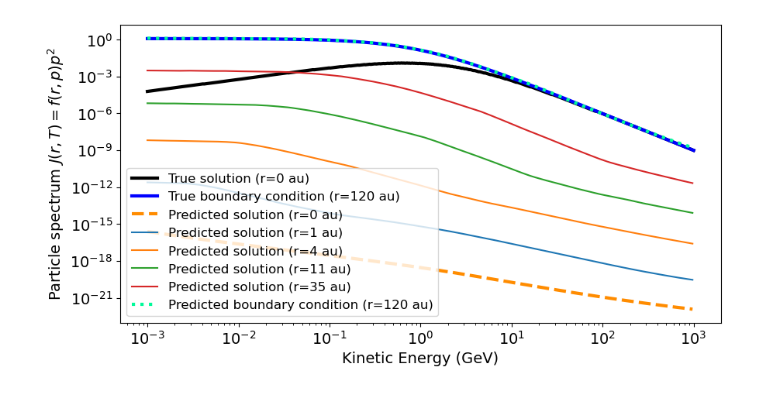
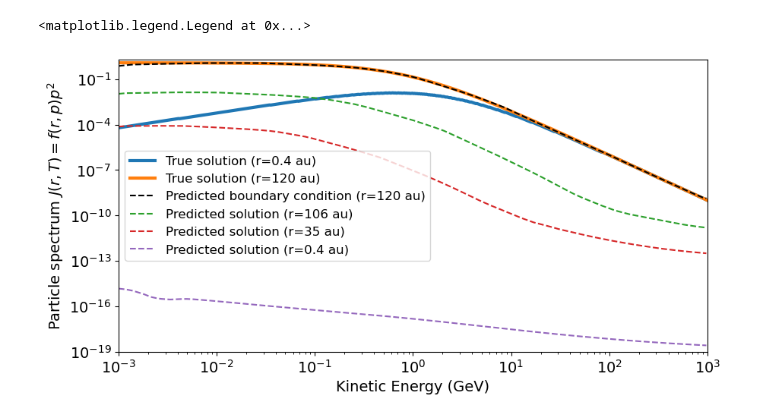
Before and after one commit to linneawolniewicz/pinns, a Jupyter notebook: src/visualize.ipynb, the cells around one changed output. Drawn from its saved outputs; the diff is of its cells as text; code cells hidden in the pictures.

```diff
--- a/src/visualize.ipynb
+++ b/src/visualize.ipynb
@@ -62,25 +65,24 @@ Mean absolute difference in final epoch:  2.1247715948301256
-# %%
-# Plot J(r, T)
-fig, ax = plt.subplots(figsize=(10, 5))
-
-ax.loglog(T, J[0, :], label=f'True solution (r={r[0, 0]/150e6:.0f} au)', c='k', lw='3')
-ax.loglog(T, J[-1, :], label=f'True boundary condition (r={r[-1, 0]/150e6:.0f} au)', c='blue', lw='3')
-ax.loglog(T[:-1], np.expand_dims(predictions[:, :, -1].reshape((size, size))[0, :-1], axis=1)*(p[:-1]**2), label=f'Predicted solution (r={r[0, 0]/150e6:.0f} au)', c='darkorange', lw='3', ls='--')
-ax.loglog(T[:-1], np.expand_dims(predictions[:, :, -1].reshape((size, size))[100, :-1], axis=1)*(p[:-1]**2), label=f'Predicted solution (r={r[100, 0]/150e6:.0f} au)')
-ax.loglog(T[:-1], np.expand_dims(predictions[:, :, -1].reshape((size, size))[200, :-1], axis=1)*(p[:-1]**2), label=f'Predicted solution (r={r[200, 0]/150e6:.0f} au)')
-ax.loglog(T[:-1], np.expand_dims(predictions[:, :, -1].reshape((size, size))[300, :-1], axis=1)*(p[:-1]**2), label=f'Predicted solution (r={r[300, 0]/150e6:.0f} au)')
-ax.loglog(T[:-1], np.expand_dims(predictions[:, :, -1].reshape((size, size))[400, :-1], axis=1)*(p[:-1]**2), label=f'Predicted solution (r={r[400, 0]/150e6:.0f} au)')
-ax.loglog(T[:-1], np.expand_dims(predictions[:, :, -1].reshape((size, size))[-1, :-1], axis=1)*(p[:-1]**2), label=f'Predicted boundary condition (r={r[-1, 0]/150e6:.0f} au)', c='mediumspringgreen', lw='3', ls=':')
-
-ax.set_xlabel("Kinetic Energy (GeV)")
-ax.set_ylabel("Particle spectrum $J(r, T) = f(r, p) p^2$")
-# ax.set_xlim(1e-3, 1e3)
-# ax.set_ylim(1e-9, 2e0)
-ax.legend(prop={'size': 12})
-
-plt.savefig('prediction.png')
-# %% [output]
-[figure, removed]
+# %%
+# Plot J(r, T)
+fig, ax = plt.subplots(figsize=(10, 5))
+
+ax.loglog(T, J[0, :], label=f'True solution (r={r[0, 0]/150e6:.1f} au)', lw='3')
+ax.loglog(T, J[-1, :], label=f'True solution (r={r[-1, 0]/150e6:.0f} au)', lw='3')
+ax.loglog(T[:-1], np.expand_dims(predictions[:, :, -1].reshape((size, size))[-1, :-1], axis=1)*(p[:-1]**2), label=f'Predicted boundary condition (r={r[-1, 0]/150e6:.0f} au)', c='k', ls='--')
+ax.loglog(T[:-1], np.expand_dims(predictions[:, :, -1].reshape((size, size))[400, :-1], axis=1)*(p[:-1]**2), label=f'Predicted solution (r={r[500, 0]/150e6:.0f} au)', ls='--')
+ax.loglog(T[:-1], np.expand_dims(predictions[:, :, -1].reshape((size, size))[300, :-1], axis=1)*(p[:-1]**2), label=f'Predicted solution (r={r[400, 0]/150e6:.0f} au)', ls='--')
+ax.loglog(T[:-1], np.expand_dims(predictions[:, :, -1].reshape((size, size))[0, :-1], axis=1)*(p[:-1]**2), label=f'Predicted solution (r={r[0, 0]/150e6:.1f} au)', ls='--')
+
+ax.set_xlabel("Kinetic Energy (GeV)")
+ax.set_ylabel("Particle spectrum $J(r, T) = f(r, p) p^2$")
+ax.set_xlim(1e-3, 1e3)
+ax.set_ylim(1e-19, 2e0)
+ax.legend(prop={'size': 12})
+
+# plt.savefig('prediction.png')
+# %% [output]
+<matplotlib.legend.Legend at 0x...>
+[figure, added]
 # %%
 # Plot loss
 fig = plt.figure(figsize=(10, 5))
```
Also changed, not shown: parts of 4 cells of this notebook, 12 other files.
